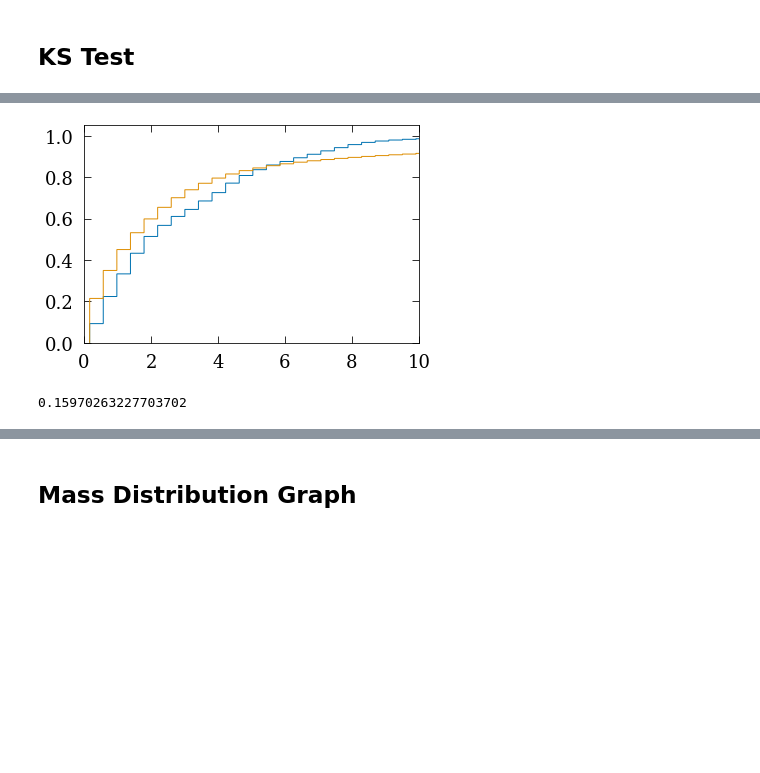
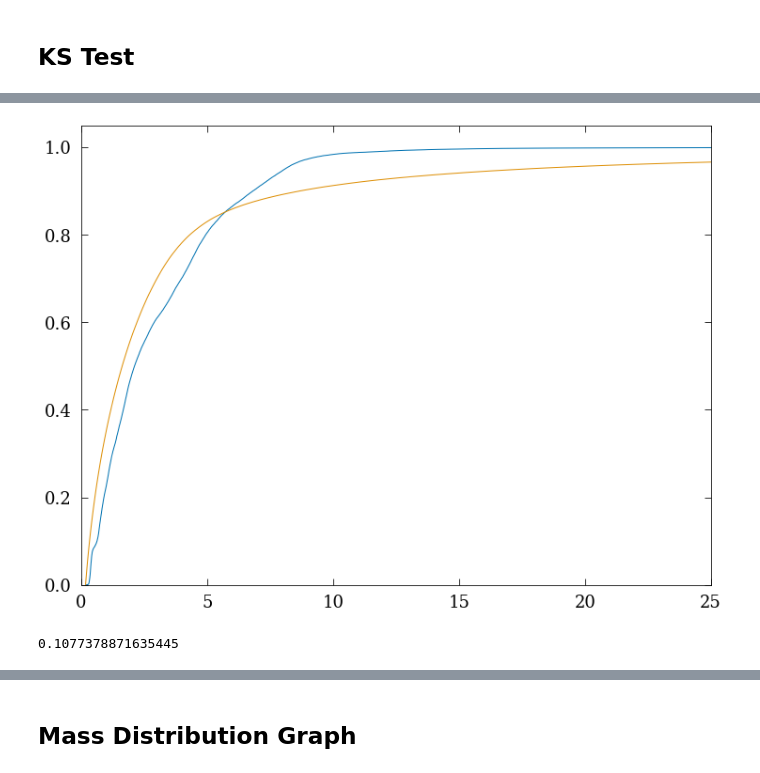
Before and after one commit to asmuzsoy/USPplanets, a Jupyter notebook: USPMassDistRedo.ipynb, the cells around one changed output, grey strips where cells are left out. Cells and saved outputs as stored; diff of their text form; code cells hidden in the pictures; blank space fills up the shorter version.

Commit message:
plotting all genesis distributions, distorted added to table

```diff
--- a/USPMassDistRedo.ipynb
+++ b/USPMassDistRedo.ipynb
@@ -1305,15 +1292,19 @@ for i in range(len(thorngren)):
 # %%
 metal_cap10 = [10 if i > 10 else i for i in metal]
 # %%
-def plot_hist(samples, label, bins = 'auto', linewidth = 1.5, color = None, linestyle = None, alpha = 1):
-    hist, bins = np.histogram(samples, bins = bins)
-    new_bins = [(bins[i] + bins[i+1])/2 for i in range(len(bins)-1)]
-    if color and linestyle:
-        plt.plot(new_bins, np.cumsum(hist)/len(samples),label = label, linewidth = linewidth, color = color, linestyle = linestyle, alpha = alpha)
-    elif color:
-        plt.plot(new_bins, np.cumsum(hist)/len(samples),label = label, linewidth = linewidth, color = color, alpha = alpha)
+def plot_hist(samples, label, bins = 'auto', linewidth = 3, color = None, linestyle = 'solid', alpha = 1, weights = None):
+#     hist, bins = np.histogram(samples, bins = bins)
+#     new_bins = [(bins[i] + bins[i+1])/2 for i in range(len(bins)-1)]
+#     if color and linestyle:
+#         plt.plot(new_bins, np.cumsum(hist)/len(samples),label = label, linewidth = linewidth, color = color, linestyle = linestyle, alpha = alpha)
+#     elif color:
+#         plt.plot(new_bins, np.cumsum(hist)/len(samples),label = label, linewidth = linewidth, color = color, alpha = alpha)
+#     else:
+#         plt.plot(new_bins, np.cumsum(hist)/len(samples),label = label, linewidth = linewidth, alpha = alpha)
+    if weights:
+        plt.hist(samples, bins = 1000000, density = True, weights = weights, cumulative = True, histtype = 'step', label = label, linewidth = linewidth, color = color, alpha = alpha, linestyle = linestyle)
     else:
-        plt.plot(new_bins, np.cumsum(hist)/len(samples),label = label, linewidth = linewidth, alpha = alpha)
+        plt.hist(samples, bins = 1000000, density = True, cumulative = True, histtype = 'step', label = label, linewidth = linewidth, color = color, alpha = alpha, linestyle = linestyle)
 # %%
 ## ruthlessly stolen from https://matplotlib.org/stable/gallery/lines_bars_and_markers/gradient_bar.html and edited
 def gradient_image(ax, extent, direction=1, cmap_range=(0, 1), reverse = False, **kwargs):
@@ -1361,0 +1360,3 @@ genesis_masses_innermost_Op2 = np.loadtxt("genesis_masses_innermost_Op2.txt")
+# %%
+import h5py
+hf= h5py.File('genesis_all.hdf5','r')
@@ -1418,17 +1507,22 @@ hr.savefig("CompareFormation.pdf", bbox_inches = "tight")
 # %% [markdown]
 ## KS Test
 # %%
-def get_pval(earth_or_merc, other_distribution):
+def get_pval(earth_or_merc, other_distribution, use_weights = True, figsize = (8,6)):
     if earth_or_merc == 'Earth':
         samples = earthmasssamples
     elif earth_or_merc == 'Mercury':
         samples = mercurymasssamples
     else:
-        raise ValueError('first argument must be either Earth or Mercury you dingus')
+        raise ValueError('first argument must be either Earth or Mercury')
+    h = plt.figure(figsize = figsize)
     weights = [f[i//1000] for i in range(len(samples))]
-    hist, bins, _ = plt.hist(samples, weights = weights, bins = 1000, cumulative = True, density = True, histtype = 'step')
-    hist2, _, _ = plt.hist(other_distribution, bins = bins, cumulative = True, density = True, histtype = 'step')
-    plt.xlim(0,10)
+    if use_weights:
+        hist, these_bins, _ = plt.hist(samples, weights = weights, bins = 1000000, cumulative = True, density = True, histtype = 'step')
+    else:
+        hist, these_bins, _ = plt.hist(samples, bins = 1000000, cumulative = True, density = True, histtype = 'step')
+
+    hist2, _, _ = plt.hist(other_distribution, bins = these_bins, cumulative = True, density = True, histtype = 'step')
+    plt.xlim(0,25)
     plt.show()
 
     D = max([abs(i - j) for i,j in zip(hist, hist2)])
@@ -1462,5 +1556,5 @@ get_pval('Mercury', rocky_masses)
 # %%
-get_pval('Earth', np.concatenate((rocky_masses,evapcore_masses)))
+get_pval('Earth', np.concatenate((rocky_masses,evapcore_masses)), use_weights = True, figsize = (12,9))
 # %% [output]
-[figure, old version]
+[figure, new version]
-0.15970263227703702
+0.1077378871635445
```
Also changed, not shown: parts of 69 cells of this notebook.
